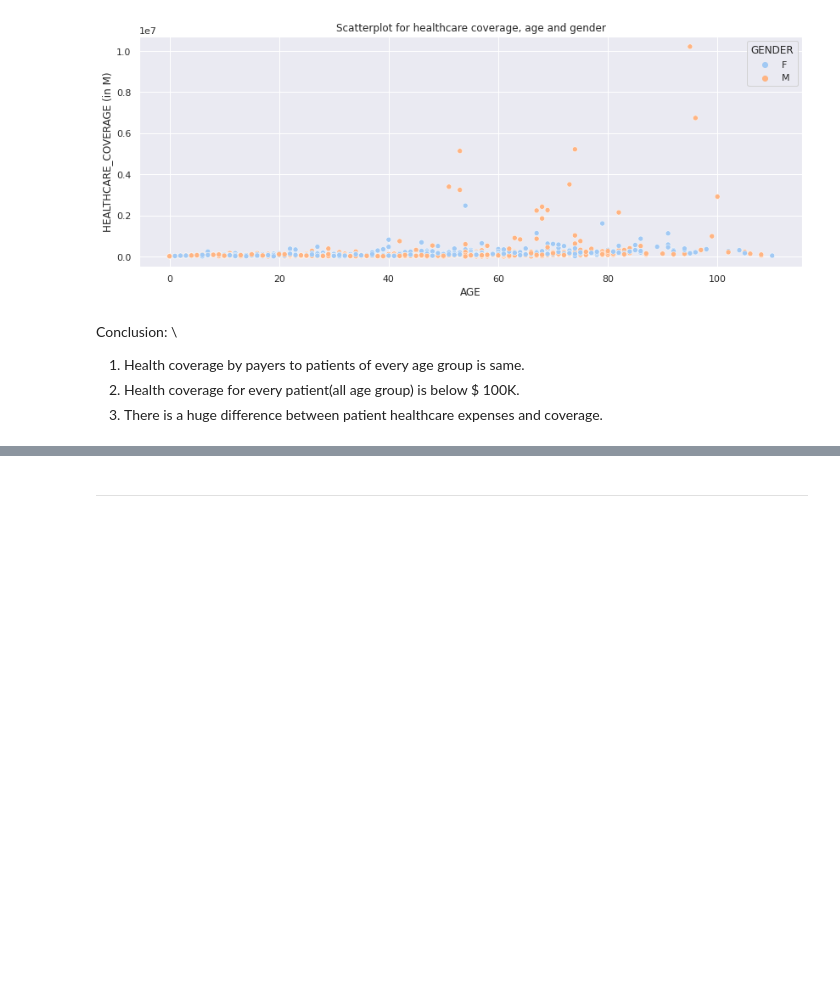
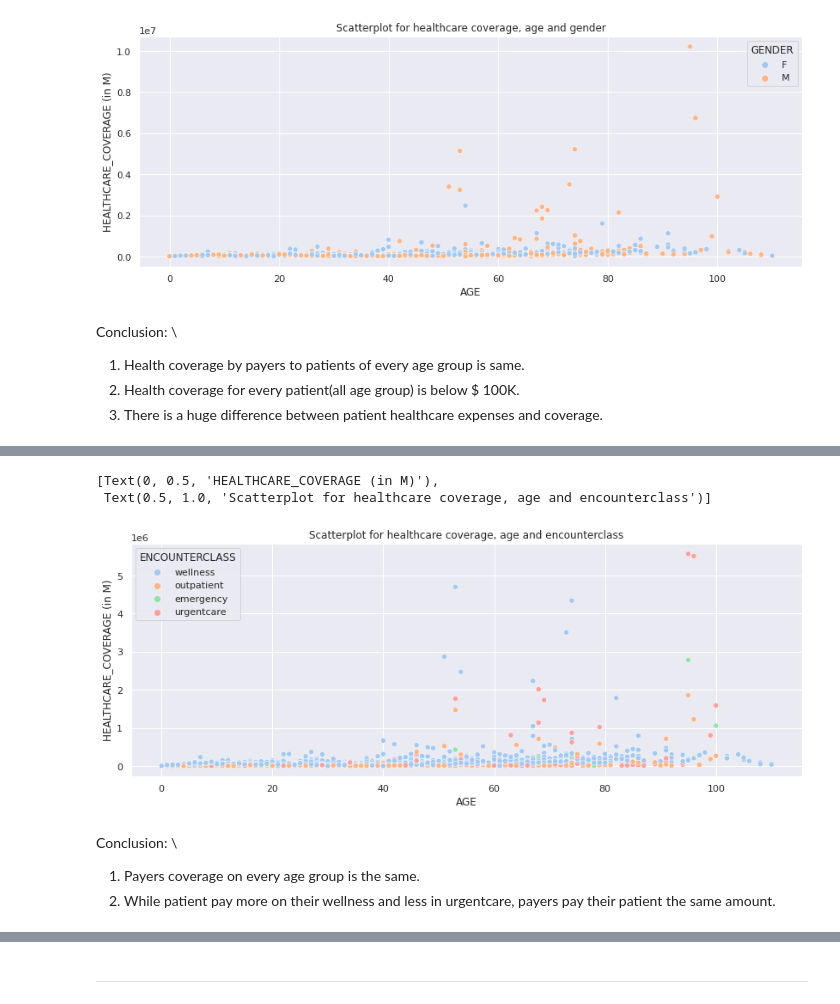
Before and after one commit to sunil-karki/EHR, a Jupyter notebook: WRL_EHR_1.ipynb, the cells around one changed output, grey strips where cells are left out. Saved outputs shown, nothing was run; the diff lists cells and outputs as text; code cells hidden in the pictures; blank space fills up the shorter version.

```diff
--- a/WRL_EHR_1.ipynb
+++ b/WRL_EHR_1.ipynb
@@ -1102,0 +1147,11 @@ Conclusion: \
+# %%
+
+temp_df = pat_immuniz.select("SSN", "AGE", "ENCOUNTERCLASS", "HEALTHCARE_COVERAGE") \
+                      .groupBy("SSN", "AGE", "ENCOUNTERCLASS") \
+                      .agg(sum("HEALTHCARE_COVERAGE").alias("HEALTHCARE_COVERAGE"))
+
+print("Unique patient(SSN) count: " + str( temp_df.count() ) ) # 1169
+print("Count(Rows) of patients x encounters: " + str( pat_immuniz.count() ) ) # 15478
+
+temp_df = temp_df.select("AGE", "ENCOUNTERCLASS", "HEALTHCARE_COVERAGE")
+temp_df.show()
@@ -1102,0 +1176,14 @@ Conclusion: \
+# %%
+sns.scatterplot(data=temp_df.toPandas(),
+                x='AGE', y='HEALTHCARE_COVERAGE', hue='ENCOUNTERCLASS'
+                ) \
+                .set(title = 'Scatterplot for healthcare coverage, age and encounterclass', \
+                     ylabel='HEALTHCARE_COVERAGE (in M)')
+# %% [output]
+[Text(0, 0.5, 'HEALTHCARE_COVERAGE (in M)'),
+ Text(0.5, 1.0, 'Scatterplot for healthcare coverage, age and encounterclass')]
+[figure, added]
+# %% [markdown]
+Conclusion: \
+1. Payers coverage on every age group is the same.
+2. While patient pay more on their wellness and less in urgentcare, payers pay their patient the same amount.
```
Also changed, not shown: parts of 7 cells of this notebook.
